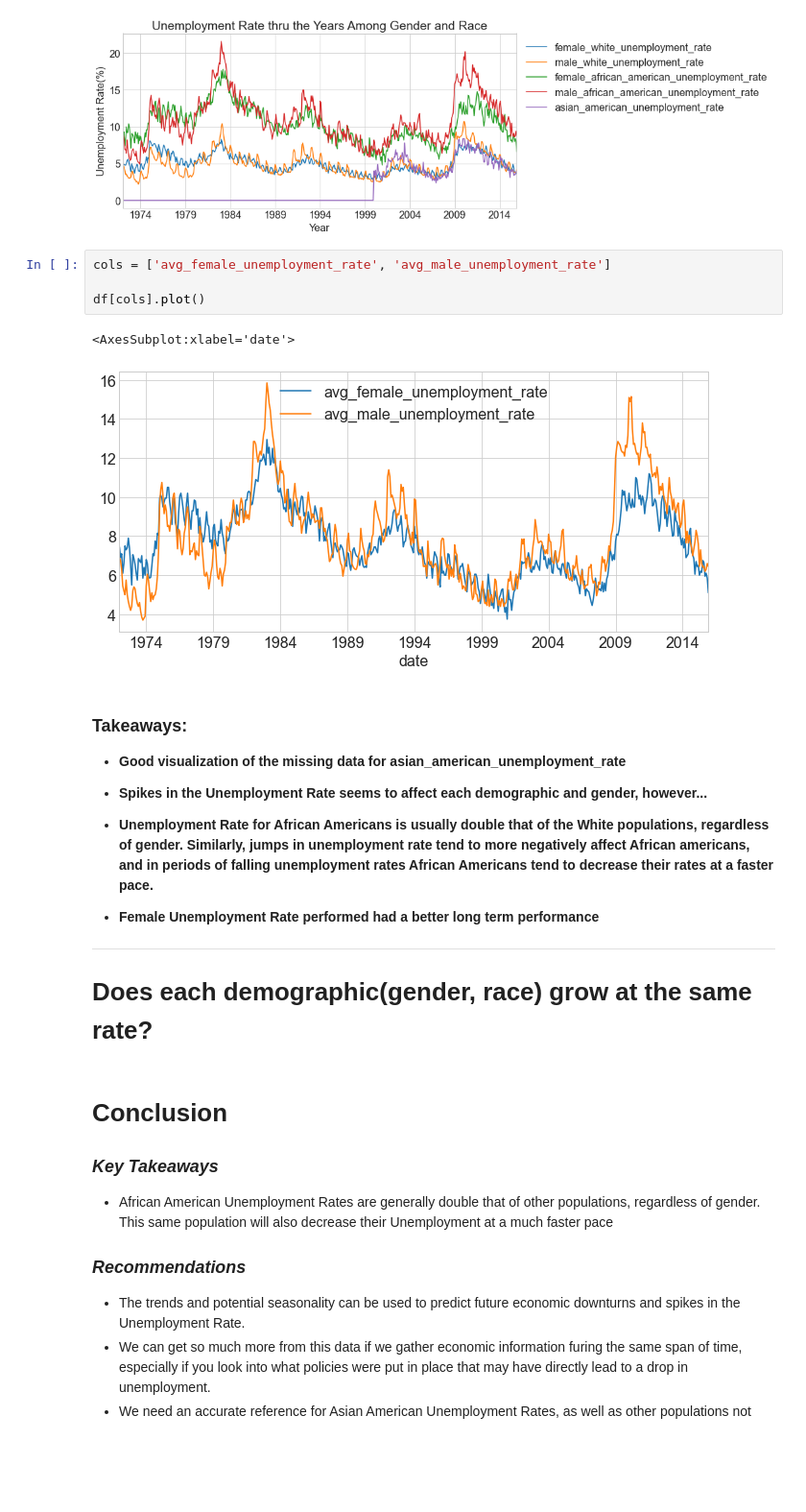
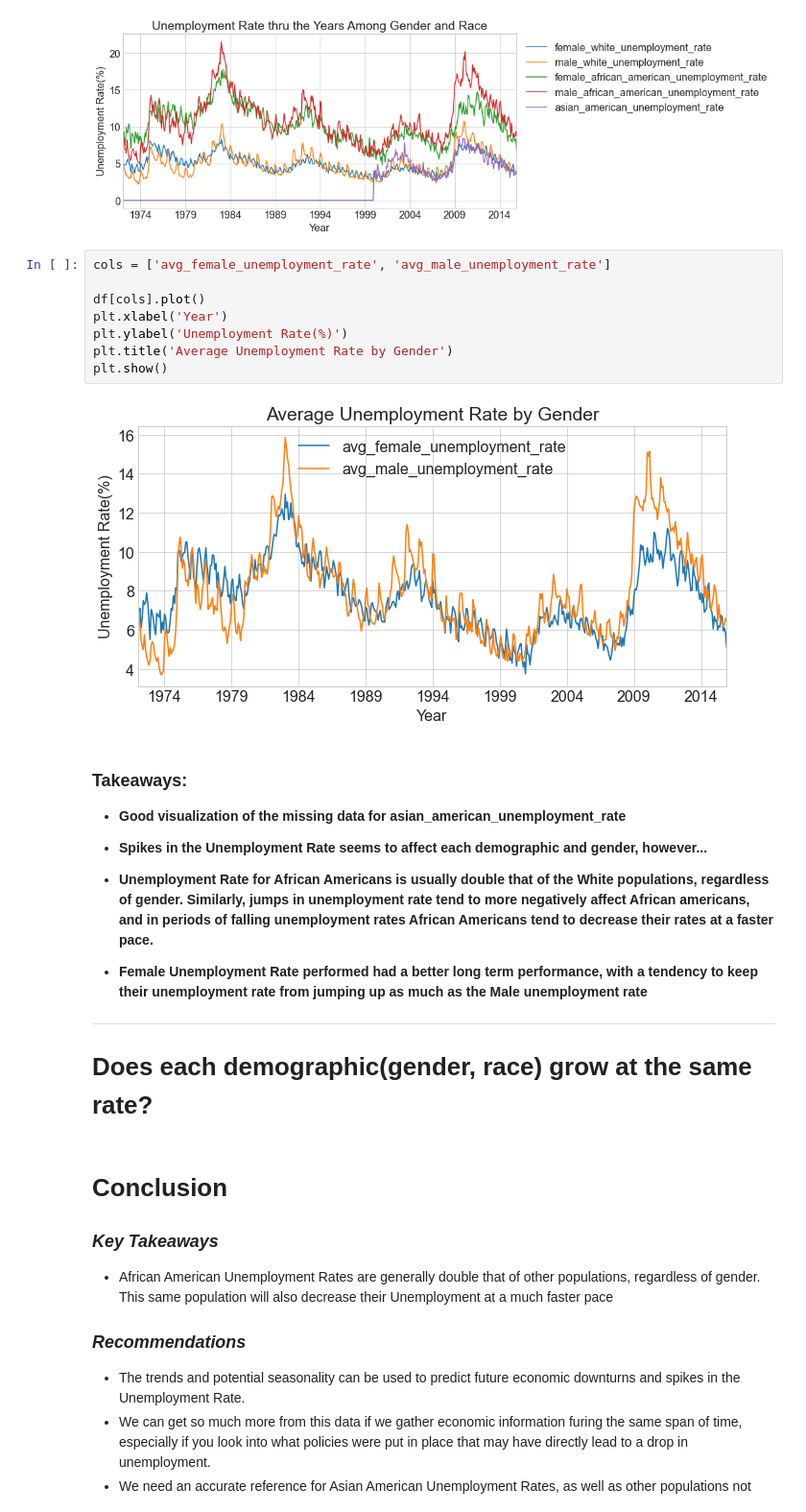
Before and after one commit to BraedenWright/individual-project, a Jupyter notebook: Final_Labor_Report.ipynb, the cells around one changed output. Shown at 96% size. Drawn from its saved outputs; the diff is of its cells as text; blank space fills up the shorter version.

```diff
--- a/Final_Labor_Report.ipynb
+++ b/Final_Labor_Report.ipynb
@@ -217,23 +226,29 @@ plt.legend(loc=0, bbox_to_anchor=(1, 1))
 plt.show()
 # %% [output]
 [figure]
-# %%
-cols = ['avg_female_unemployment_rate', 'avg_male_unemployment_rate']
-
-df[cols].plot()
-# %% [output]
-<AxesSubplot:xlabel='date'>
-[figure, removed]
+# %%
+cols = ['avg_female_unemployment_rate', 'avg_male_unemployment_rate']
+
+df[cols].plot()
+plt.xlabel('Year')
+plt.ylabel('Unemployment Rate(%)')
+plt.title('Average Unemployment Rate by Gender')
+plt.show()
+# %% [output]
+[figure, added]
 # %% [markdown]
 ### Takeaways:
 
 - **Good visualization of the missing data for asian_american_unemployment_rate**
 
+
 - **Spikes in the Unemployment Rate seems to affect each demographic and gender, however...**
+
 
 - **Unemployment Rate for African Americans is usually double that of the White populations, regardless of gender.  Similarly, jumps in unemployment rate tend to more negatively affect African americans, and in periods of falling unemployment rates African Americans tend to decrease their rates at a faster pace.**
 
-- **Female Unemployment Rate performed had a better long term performance**
+
+- **Female Unemployment Rate performed had a better long term performance, with a tendency to keep their unemployment rate from jumping up as much as the Male unemployment rate**
 -------
 
 # Does each demographic(gender, race) grow at the same rate?
```
Also changed, not shown: 1 other file.
